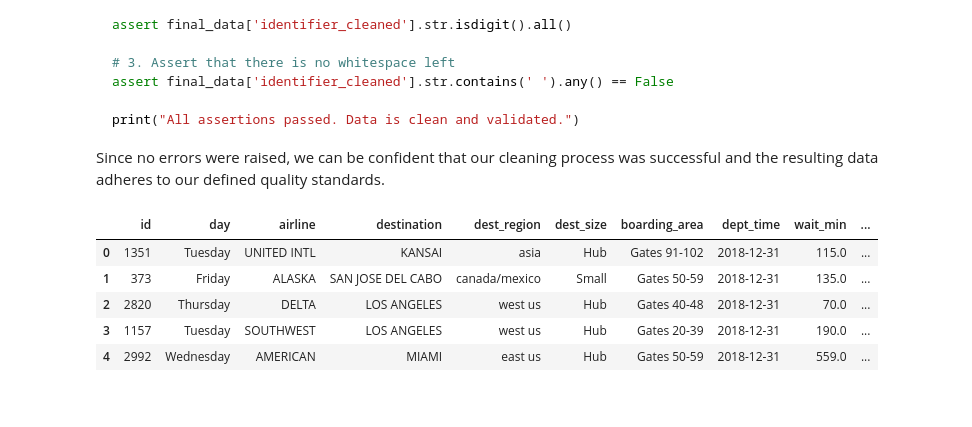
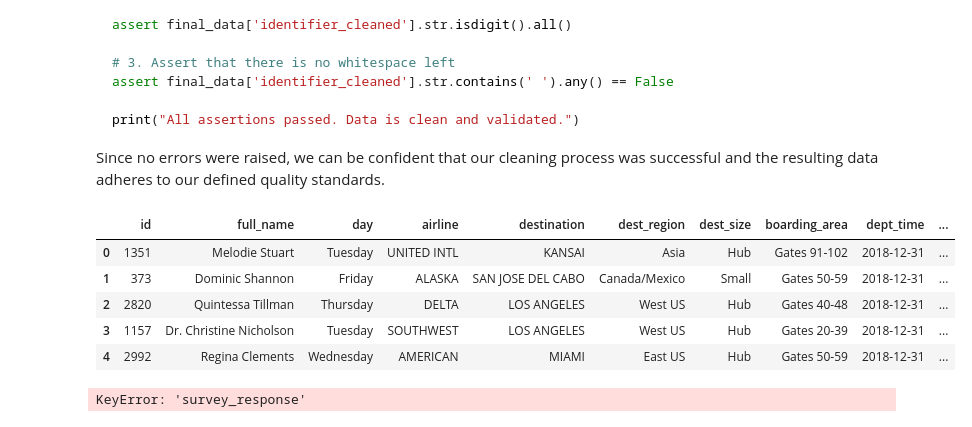
Before and after one commit to jhlopesalves/data-science-notebooks, a Jupyter notebook: Python/data_manipulation/pandas/cleaning_data/cleaning_data.ipynb, the cells around one changed output. Cells and saved outputs as stored; diff of their text form; code cells hidden in the pictures.

Commit message:
airline_survey.csv

```diff
--- a/Python/data_manipulation/pandas/cleaning_data/cleaning_data.ipynb
+++ b/Python/data_manipulation/pandas/cleaning_data/cleaning_data.ipynb
@@ -1220,12 +1220,12 @@ print("All assertions passed. Data is clean and validated.")
 
 Since no errors were raised, we can be confident that our cleaning process was successful and the resulting data adheres to our defined quality standards.
 # %%
-# Remove "Dr.", "Mr.", "Miss" and "Ms." from full_name by replacing them with an empty string "" in that order.
-airlines.head()
+airlines_fn = pd.read_csv("https://raw.githubusercontent.com/jhlopesalves/data-science-practice-notebook/refs/heads/main/Python/data_manipulation/pandas/cleaning_data/data/airline_fn.csv", usecols=lambda col: not col.startswith("Unnamed"))
+airlines_fn.head()
 # %% [output]
-|  | id | day | airline | destination | dest_region | dest_size | boarding_area | dept_time | wait_min | ... |
-| 0 | 1351 | Tuesday | UNITED INTL | KANSAI | asia | Hub | Gates 91-102 | 2018-12-31 | 115.0 | ... |
-| 1 | 373 | Friday | ALASKA | SAN JOSE DEL CABO | canada/mexico | Small | Gates 50-59 | 2018-12-31 | 135.0 | ... |
-| 2 | 2820 | Thursday | DELTA | LOS ANGELES | west us | Hub | Gates 40-48 | 2018-12-31 | 70.0 | ... |
-| 3 | 1157 | Tuesday | SOUTHWEST | LOS ANGELES | west us | Hub | Gates 20-39 | 2018-12-31 | 190.0 | ... |
-| 4 | 2992 | Wednesday | AMERICAN | MIAMI | east us | Hub | Gates 50-59 | 2018-12-31 | 559.0 | ... |
+|  | id | full_name | day | airline | destination | dest_region | dest_size | boarding_area | dept_time | ... |
+| 0 | 1351 | Melodie Stuart | Tuesday | UNITED INTL | KANSAI | Asia | Hub | Gates 91-102 | 2018-12-31 | ... |
+| 1 | 373 | Dominic Shannon | Friday | ALASKA | SAN JOSE DEL CABO | Canada/Mexico | Small | Gates 50-59 | 2018-12-31 | ... |
+| 2 | 2820 | Quintessa Tillman | Thursday | DELTA | LOS ANGELES | West US | Hub | Gates 40-48 | 2018-12-31 | ... |
+| 3 | 1157 | Dr. Christine Nicholson | Tuesday | SOUTHWEST | LOS ANGELES | West US | Hub | Gates 20-39 | 2018-12-31 | ... |
+| 4 | 2992 | Regina Clements | Wednesday | AMERICAN | MIAMI | East US | Hub | Gates 50-59 | 2018-12-31 | ... |
@@ -1231,0 +1241,14 @@ airlines.head()
+# %%
+# Using the airlines DataFrame, store the length of each instance in the survey_response column in resp_length by using .str.len().
+resp_length = airlines_fn["survey_response"].str.len()
+
+# Find rows in airlines where resp_length > 40
+airlines_survey = airlines_fn[resp_length > 40]
+
+# Assert minimum survey_response length is > 40
+assert airlines_survey["survey_response"].str.len().min() > 40
+
+# Print new survey_response column
+print(airlines_survey["survey_response"])
+# %% [output]
+KeyError: 'survey_response'
```
Also changed, not shown: parts of 2 cells of this notebook, 1 other file.
